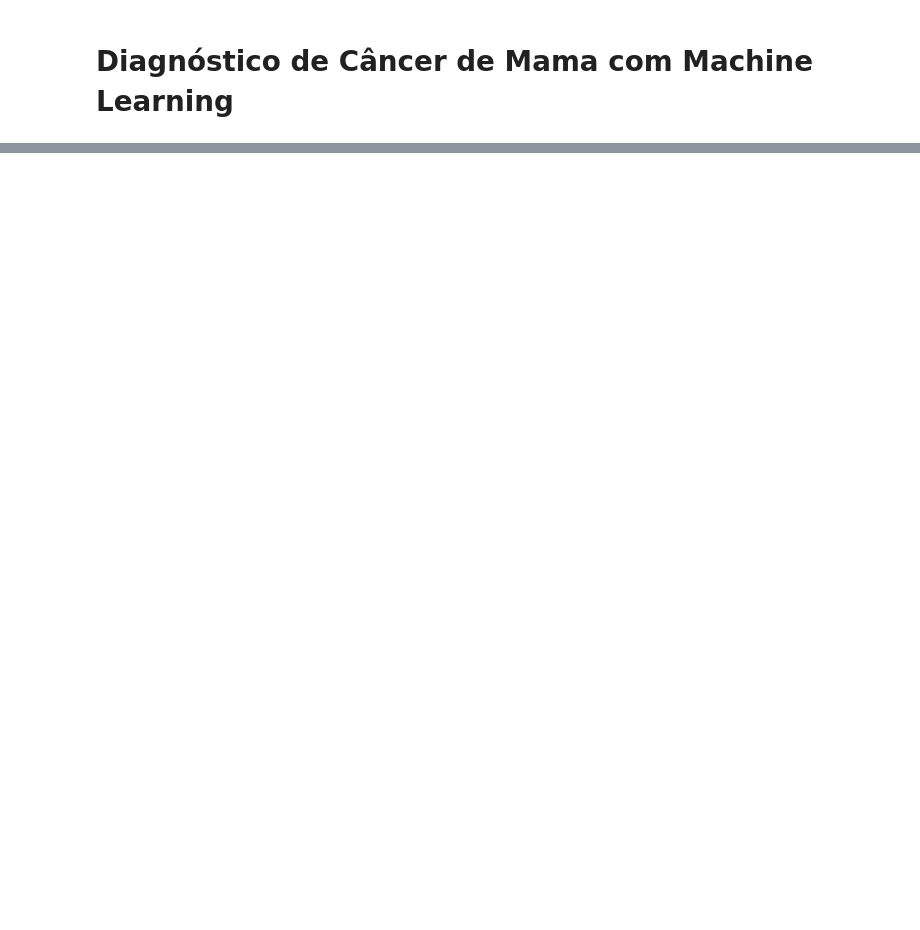
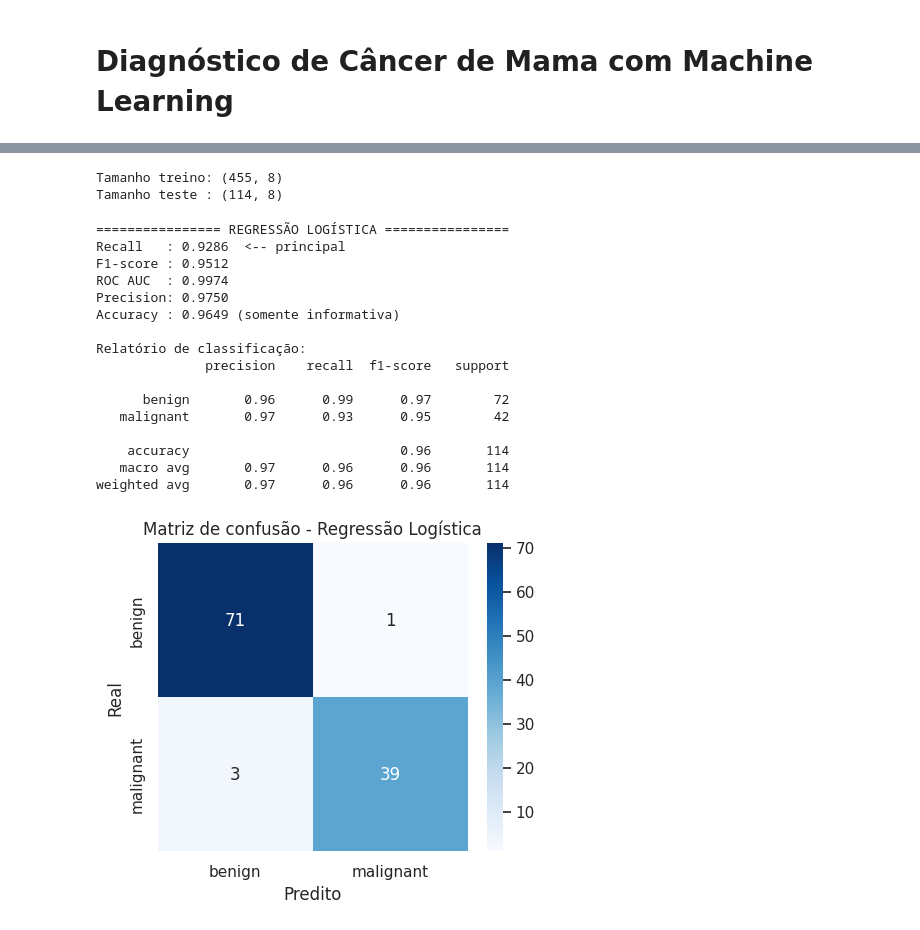
Before and after one commit to mvaraujo1977/Cancer-Mama-Machine-Learning, a Jupyter notebook: Cancer_de_Mama.ipynb, the cells around one changed output, grey strips where cells are left out. Saved outputs shown, nothing was run; the diff lists cells and outputs as text; code cells hidden in the pictures; blank space fills up the shorter version.

```diff
--- a/Cancer_de_Mama.ipynb
+++ b/Cancer_de_Mama.ipynb
@@ -47,0 +155,38 @@ df = pd.DataFrame(data.data, columns=data.feature_names)
+# %%
+# ============================================================
+# 5) DIVIDIR TREINO E TESTE
+# ============================================================
+X_train, X_test, y_train, y_test = train_test_split(
+    X, y,
+    test_size=0.2,
+    random_state=42,
+    stratify=y
+)
+
+print("\nTamanho treino:", X_train.shape)
+print("Tamanho teste :", X_test.shape)
+# %% [output]
+Tamanho treino: (455, 8)
+Tamanho teste : (114, 8)
+# %%
+# ============================================================
+# 6) PRÉ-PROCESSAMENTO
+# ============================================================
+colunas_numericas = X.columns.tolist()
+
+preprocessador_com_escala = ColumnTransformer(
+    transformers=[
+        ("num", Pipeline([
+            ("imputer", SimpleImputer(strategy="median")),
+            ("scaler", StandardScaler())
+        ]), colunas_numericas)
+    ]
+)
+
+preprocessador_sem_escala = ColumnTransformer(
+    transformers=[
+        ("num", Pipeline([
+            ("imputer", SimpleImputer(strategy="median"))
+        ]), colunas_numericas)
+    ]
+)
@@ -47,0 +241,29 @@ df = pd.DataFrame(data.data, columns=data.feature_names)
+# %%
+# ============================================================
+# 8) MODELO 1 - REGRESSÃO LOGÍSTICA
+# ============================================================
+modelo_log = Pipeline(steps=[
+    ("preprocessador", preprocessador_com_escala),
+    ("classificador", LogisticRegression(max_iter=2000, random_state=42))
+])
+
+modelo_log.fit(X_train, y_train)
+resultado_log = avaliar_modelo("Regressão Logística", modelo_log, X_test, y_test)
+# %% [output]
+================ REGRESSÃO LOGÍSTICA ================
+Recall   : 0.9286  <-- principal
+F1-score : 0.9512
+ROC AUC  : 0.9974
+Precision: 0.9750
+Accuracy : 0.9649 (somente informativa)
+
+Relatório de classificação:
+              precision    recall  f1-score   support
+
+      benign       0.96      0.99      0.97        72
+   malignant       0.97      0.93      0.95        42
+
+    accuracy                           0.96       114
+   macro avg       0.97      0.96      0.96       114
+weighted avg       0.97      0.96      0.96       114
+[figure, added]
```
Also changed, not shown: parts of 7 cells of this notebook.
